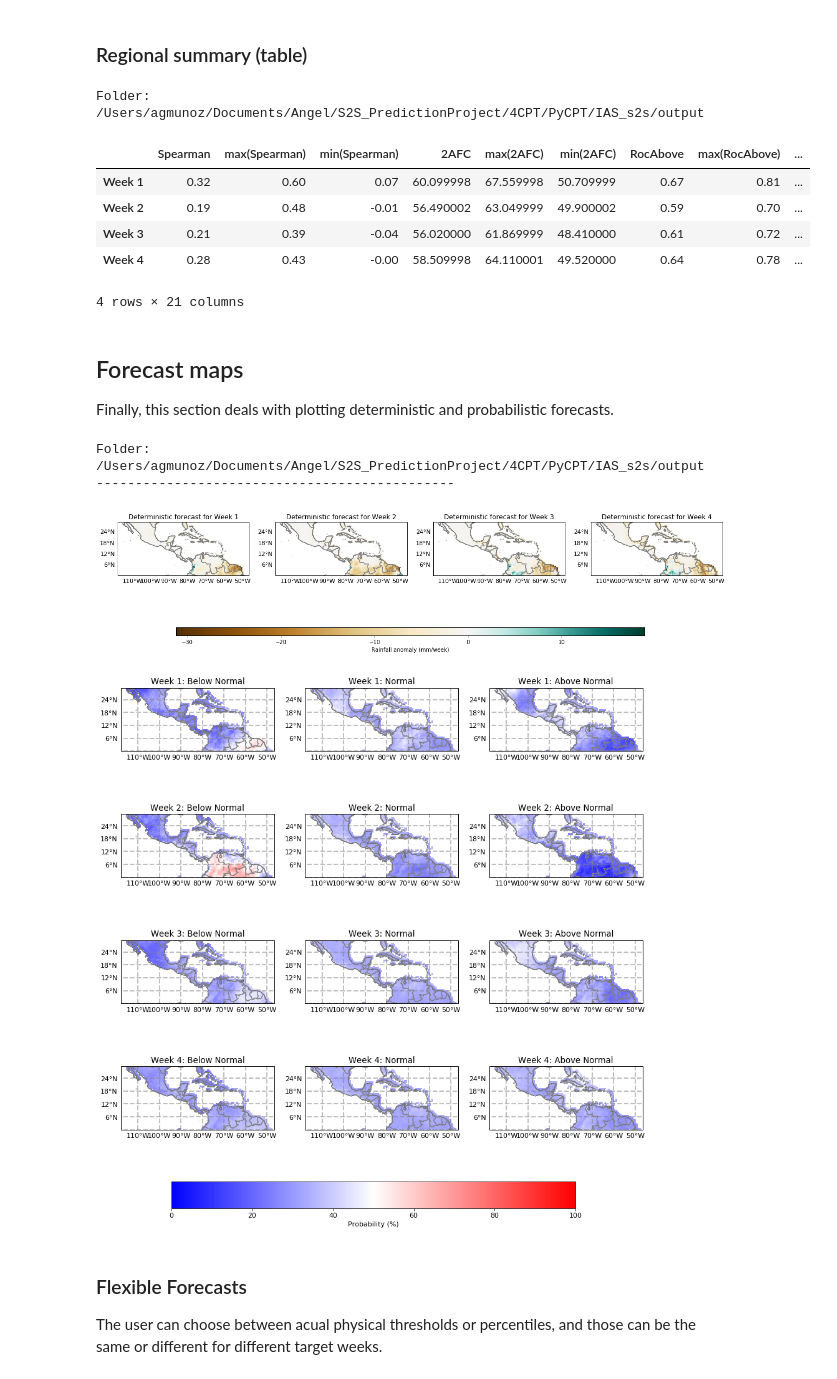
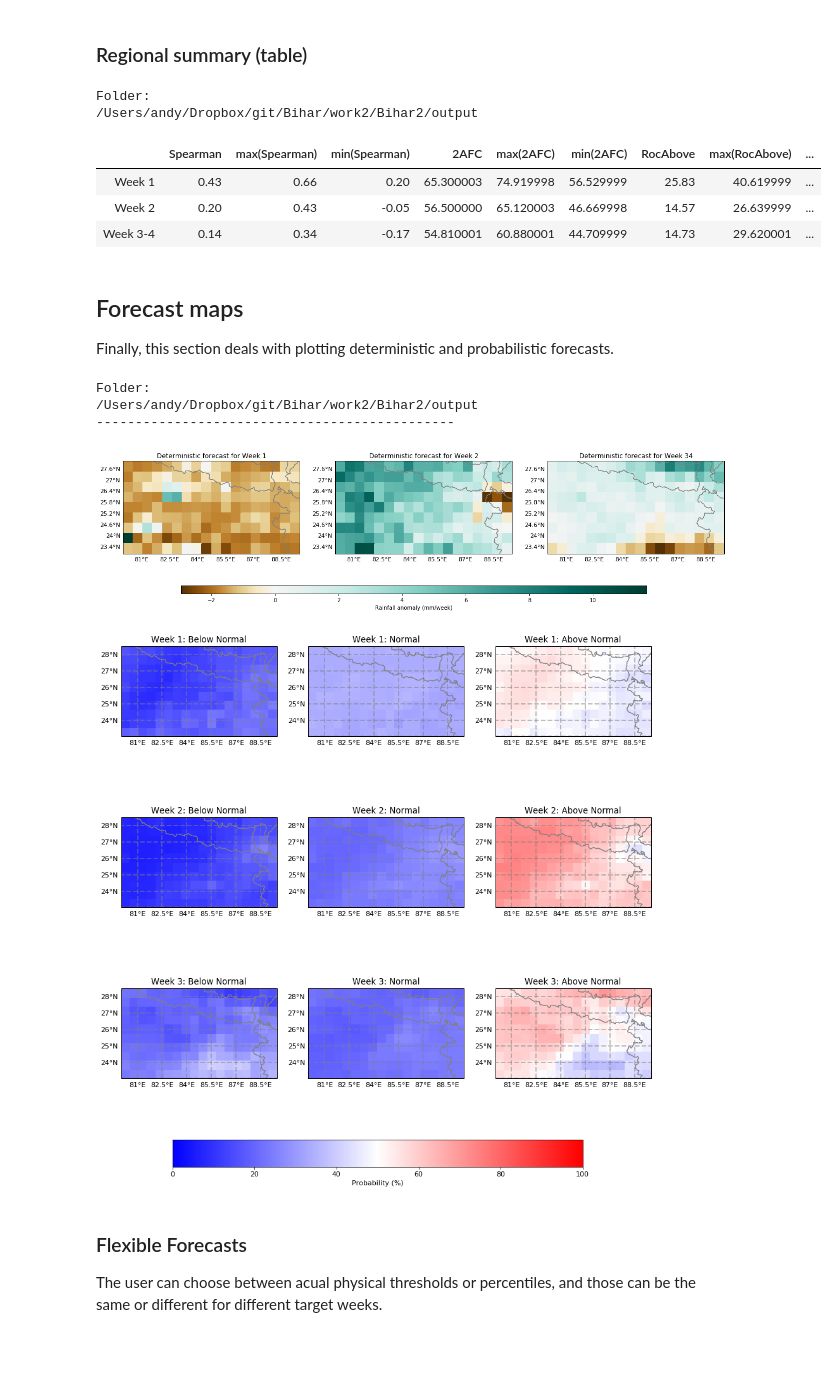
Before and after one commit to ssilje/iri-pycpt, a Jupyter notebook: PyCPT_s2sv1.7.ipynb, the cells around one changed output. Cells and saved outputs as stored; diff of their text form; code cells hidden in the pictures; blank space fills up the shorter version.

```diff
--- a/PyCPT_s2sv1.7.ipynb
+++ b/PyCPT_s2sv1.7.ipynb
@@ -341,26 +352,25 @@ New folder:
 # %%
 print("Folder:")
 %cd $workdir/output
 
 #Desired scores:
-score=('Spearman','2AFC','RocAbove','RocBelow','Ignorance','RPSS','GROC')
+#score=('Spearman','2AFC','RocAbove','RocBelow','Ignorance','RPSS','GROC')
+score=('Spearman','2AFC','RocAbove','RocBelow')
 #Coordinates of the box:
-lon1=-105 #lon of upper left point of geographical sub-domain
-lat1=24  #lat of upper left point of geographical sub-domain
-lon2=-100 #lon of lower right point of geographical sub-domain
-lat2=18  #lat of lower right point of geographical sub-domain
+lon1=82 #lon of upper left point of geographical sub-domain
+lat1=27  #lat of upper left point of geographical sub-domain
+lon2=88 #lon of lower right point of geographical sub-domain
+lat2=24  #lat of lower right point of geographical sub-domain
 # Skill scores loop
-df=skilltab(score,wknam,lon1,lat1,lat2,lon2,wlo2,elo2,sla2,nla2,fprefix,mpref,training_season,mon,fday,nwk)
+df=skilltab(score,wknam,lon1,lat1,lat2,lon2,wlo2,elo2,sla2,nla2,fprefix,mpref,training_season,mon,fday,nwk,wk)
 df
 # %% [output]
 Folder:
-/Users/agmunoz/Documents/Angel/S2S_PredictionProject/4CPT/PyCPT/IAS_s2s/output
+/Users/andy/Dropbox/git/Bihar/work2/Bihar2/output
 |  | Spearman | max(Spearman) | min(Spearman) | 2AFC | max(2AFC) | min(2AFC) | RocAbove | max(RocAbove) | ... |
-| Week 1 | 0.32 | 0.60 | 0.07 | 60.099998 | 67.559998 | 50.709999 | 0.67 | 0.81 | ... |
-| Week 2 | 0.19 | 0.48 | -0.01 | 56.490002 | 63.049999 | 49.900002 | 0.59 | 0.70 | ... |
-| Week 3 | 0.21 | 0.39 | -0.04 | 56.020000 | 61.869999 | 48.410000 | 0.61 | 0.72 | ... |
-| Week 4 | 0.28 | 0.43 | -0.00 | 58.509998 | 64.110001 | 49.520000 | 0.64 | 0.78 | ... |
+| Week 1 | 0.43 | 0.66 | 0.20 | 65.300003 | 74.919998 | 56.529999 | 25.83 | 40.619999 | ... |
+| Week 2 | 0.20 | 0.43 | -0.05 | 56.500000 | 65.120003 | 46.669998 | 14.57 | 26.639999 | ... |
+| Week 3-4 | 0.14 | 0.34 | -0.17 | 54.810001 | 60.880001 | 44.709999 | 14.73 | 29.620001 | ... |
-4 rows × 21 columns
 # %% [markdown]
 ## Forecast maps
 Finally, this section deals with plotting deterministic and probabilistic forecasts.
@@ -369,18 +379,18 @@ print("Folder:")
 %cd $workdir/output
 
 plt.rcParams.update({'font.size': 10})
-pltmap(mpref+'FCST_V',wlo2,elo2,sla2,nla2,fprefix,mpref,training_season, mon, fday, nwk)
+pltmap(mpref+'FCST_V',wlo2,elo2,sla2,nla2,fprefix,mpref,training_season, mon, fday, nwk, wk)
 print('----------------------------------------------')
 print('')
 plt.rcParams.update({'font.size': 11})
-pltmapProb(wlo2,elo2,sla2,nla2,fprefix,mpref,training_season, mon, fday, nwk)
+pltmapProb(wlo2,elo2,sla2,nla2,fprefix,mpref,training_season, mon, fday, nwk, wk)
 plt.savefig("ProbFcst.pdf", dpi=300)
 # %% [output]
 Folder:
-/Users/agmunoz/Documents/Angel/S2S_PredictionProject/4CPT/PyCPT/IAS_s2s/output
+/Users/andy/Dropbox/git/Bihar/work2/Bihar2/output
 ----------------------------------------------
-[figure, old version]
+[figure, new version]
-[figure, old version]
+[figure, new version]
 # %% [markdown]
 ### Flexible Forecasts
 The user can choose between acual physical thresholds or percentiles, and those can be the same or different for different target weeks.
```
Also changed, not shown: parts of 10 cells of this notebook, 1 other file.
